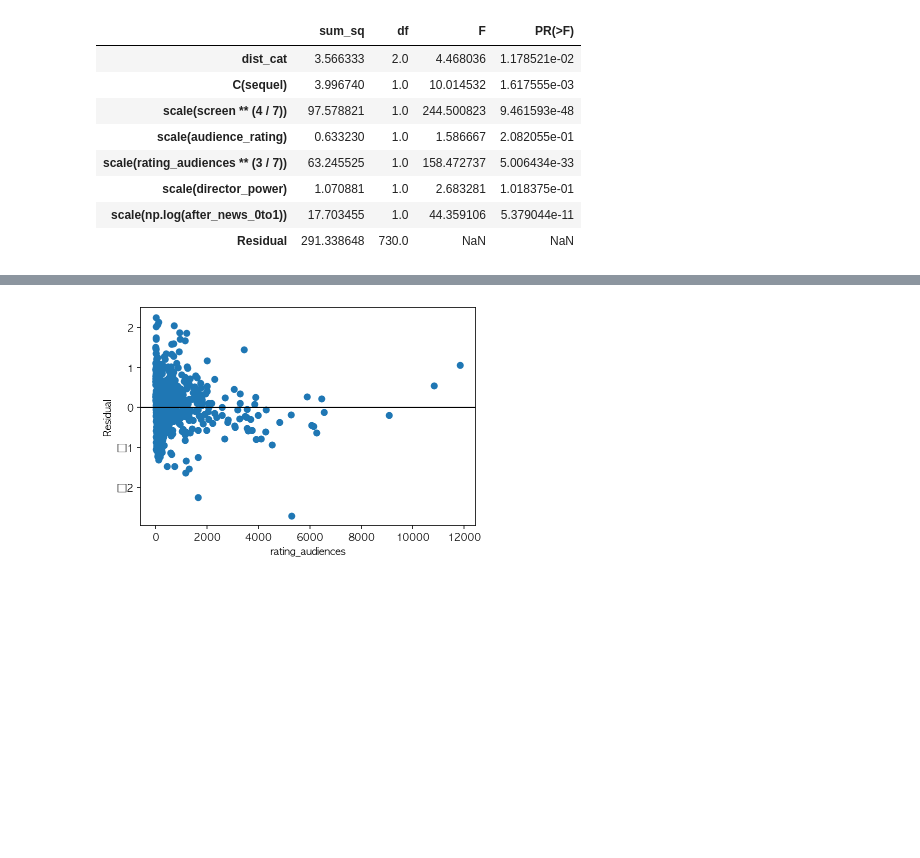
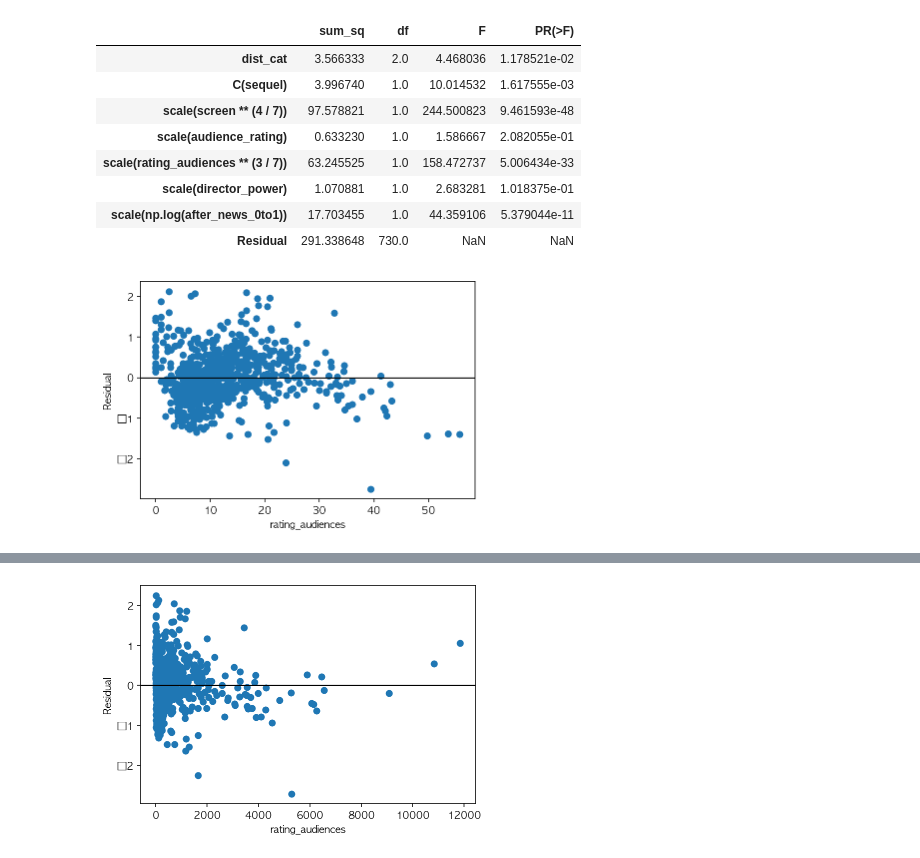
Before and after one commit to yeejun007/linear_regression_project, a Jupyter notebook: yeejun/OLS/OLS_test_07.ipynb, the cells around one changed output, grey strips where cells are left out. Cells and saved outputs as stored; diff of their text form; code cells hidden in the pictures; blank space fills up the shorter version.

```diff
--- a/yeejun/OLS/OLS_test_07.ipynb
+++ b/yeejun/OLS/OLS_test_07.ipynb
@@ -1150,4 +1143,12 @@ sm.stats.anova_lm(result9, typ=2)
 | scale(director_power) | 1.070881 | 1.0 | 2.683281 | 1.018375e-01 |
 | scale(np.log(after_news_0to1)) | 17.703455 | 1.0 | 44.359106 | 5.379044e-11 |
 | Residual | 291.338648 | 730.0 | NaN | NaN |
+# %%
+plt.plot((df10['rating_audiences'])**(3/7), result9.resid, 'o')
+plt.axhline(y=0, c='k')
+plt.xlabel("rating_audiences")
+plt.ylabel("Residual")
+plt.show()
+# %% [output]
+[figure, added]
 # %%
```
Also changed, not shown: parts of 20 cells of this notebook, 1 other file.
